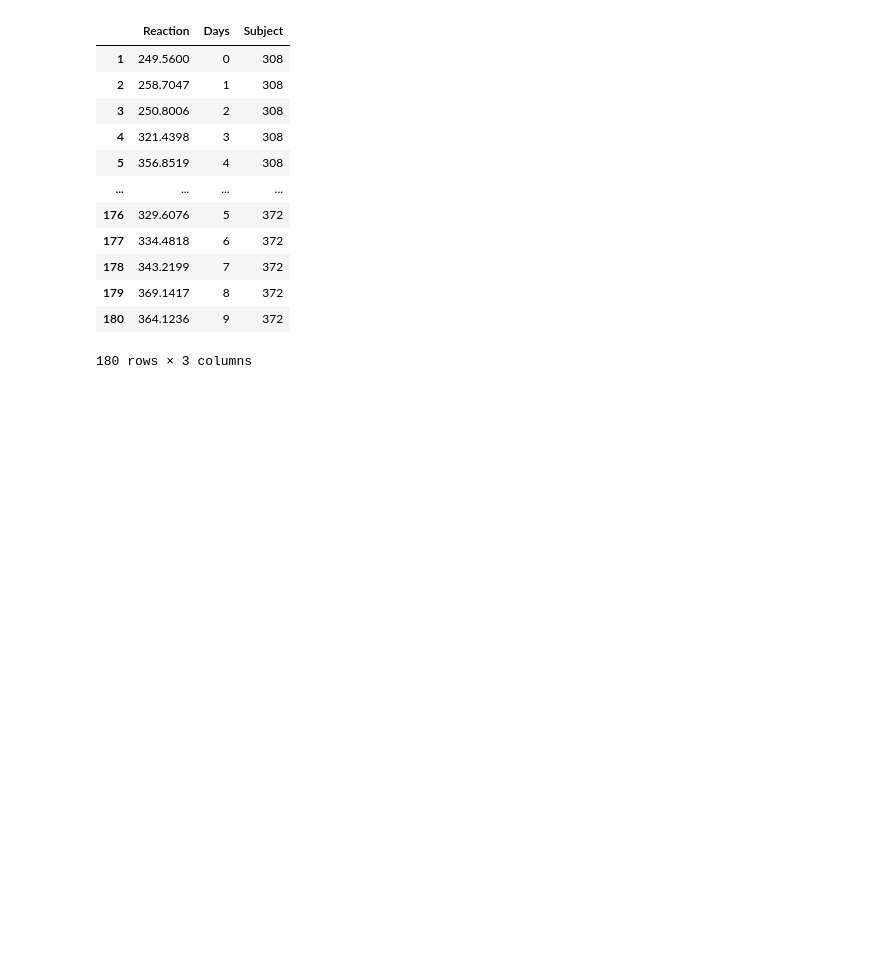
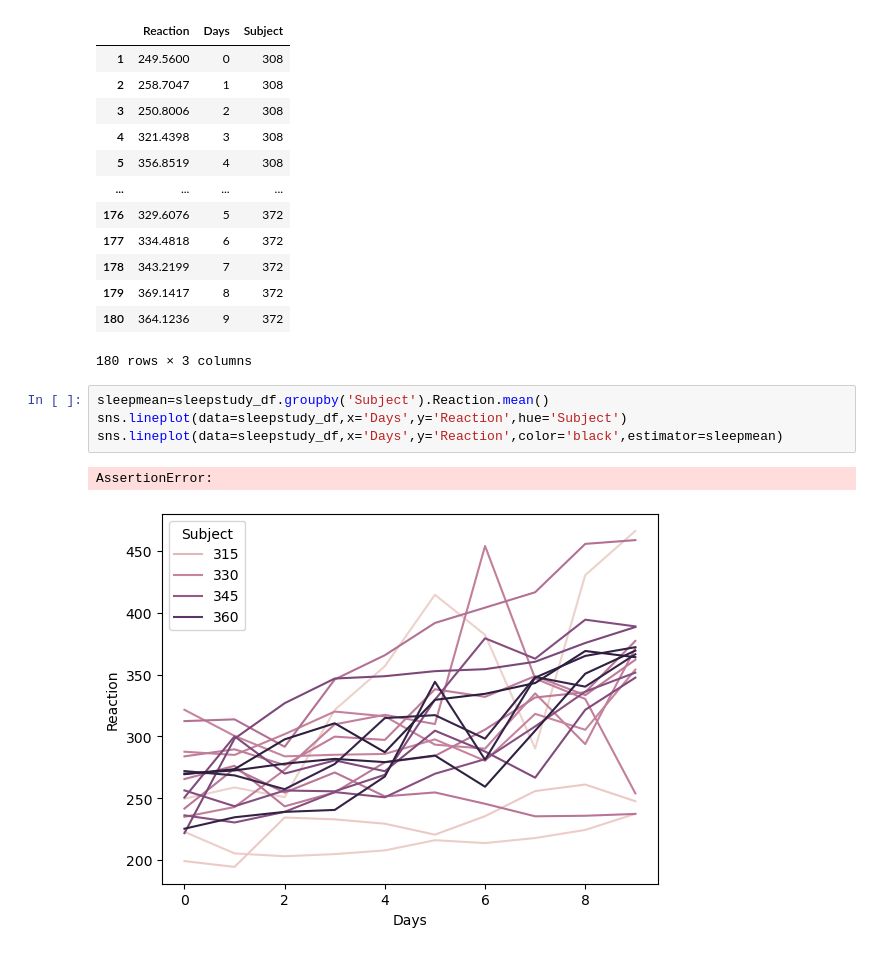
Before and after one commit to elizabethswarren/numpy-pandas-visualization-exercises, a Jupyter notebook: seaborn_exercises.ipynb, the cells around one changed output. Cells and saved outputs as stored; diff of their text form; blank space fills up the shorter version.

```diff
--- a/seaborn_exercises.ipynb
+++ b/seaborn_exercises.ipynb
@@ -252,3 +255,10 @@ sleepstudy_df
 | 179 | 369.1417 | 8 | 372 |
 | 180 | 364.1236 | 9 | 372 |
 180 rows × 3 columns
+# %%
+sleepmean=sleepstudy_df.groupby('Subject').Reaction.mean()
+sns.lineplot(data=sleepstudy_df,x='Days',y='Reaction',hue='Subject')
+sns.lineplot(data=sleepstudy_df,x='Days',y='Reaction',color='black',estimator=sleepmean)
+# %% [output]
+AssertionError:
+[figure, added]
```
Also changed, not shown: parts of 1 cell of this notebook.
